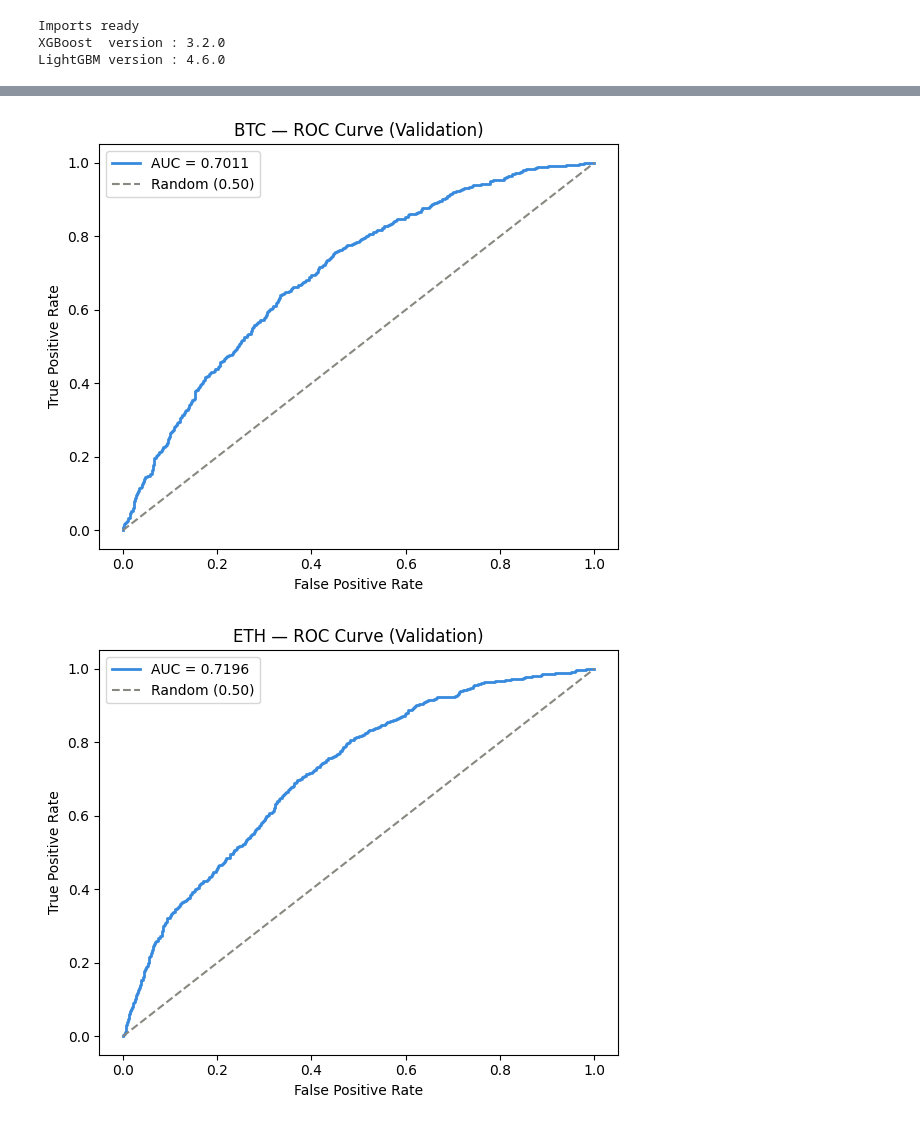
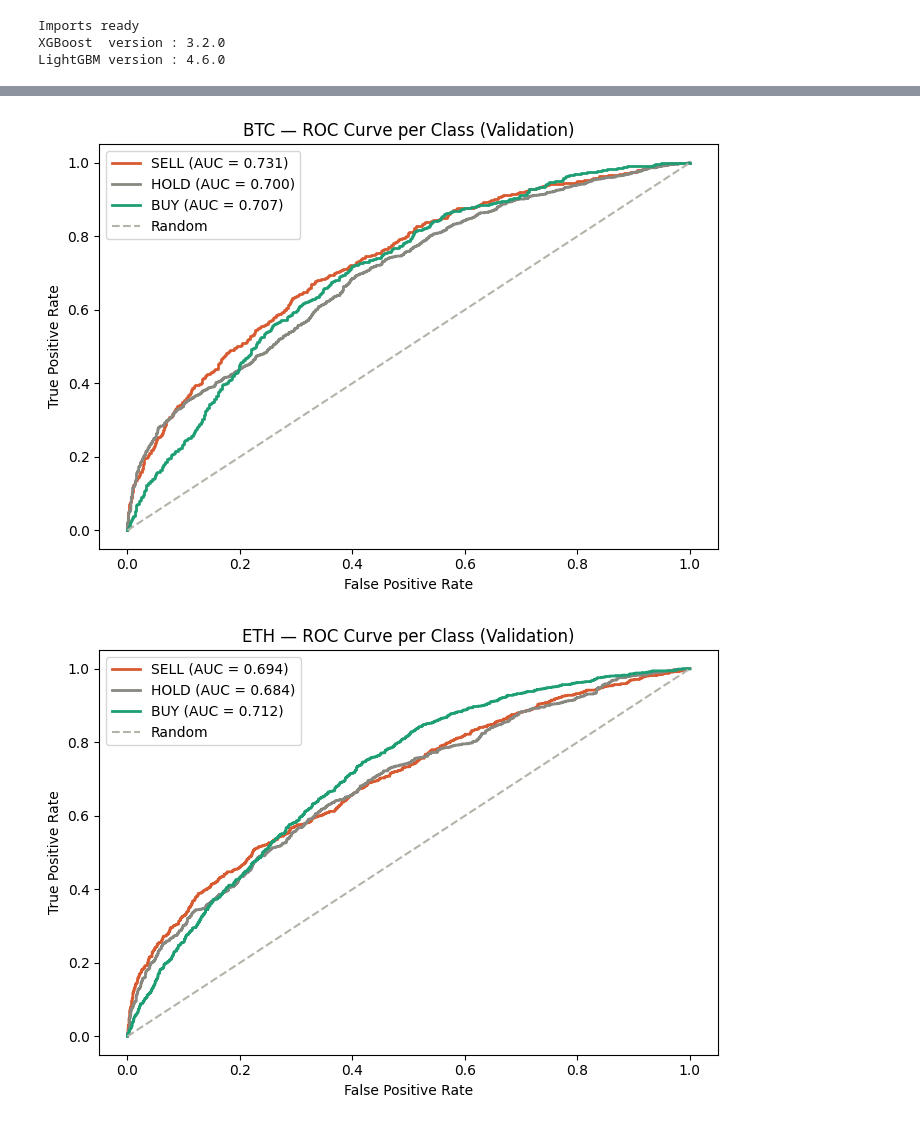
Before and after one commit to amoghrman/Algo-trading, a Jupyter notebook: 03_model_training.ipynb, the cells around one changed output, grey strips where cells are left out. Cells and saved outputs as stored; diff of their text form; code cells hidden in the pictures.

```diff
--- a/03_model_training.ipynb
+++ b/03_model_training.ipynb
@@ -264,23 +285,32 @@ plot_confusion(eth["y_val"], eth_val_results["y_pred"], "ETH")
 # %%
+from sklearn.preprocessing import label_binarize
 #9
-def plot_roc(y_true, y_prob, name: str, auc: float):
-    fpr, tpr, _ = roc_curve(y_true, y_prob)
-    fig, ax = plt.subplots(figsize=(6, 5))
-    ax.plot(fpr, tpr, color="#378ADD", linewidth=2, label=f"AUC = {auc:.4f}")
-    ax.plot([0,1], [0,1], color="#888780", linestyle="--", label="Random (0.50)")
+def plot_roc_multiclass(y_true, y_prob, name: str):
+    y_bin  = label_binarize(y_true, classes=[0, 1, 2])
+    labels = ["SELL", "HOLD", "BUY"]
+    colors = ["#D85A30", "#888780", "#1D9E75"]
+
+    fig, ax = plt.subplots(figsize=(7, 5))
+    for i, (label, color) in enumerate(zip(labels, colors)):
+        fpr, tpr, _ = roc_curve(y_bin[:, i], y_prob[:, i])
+        auc_score   = roc_auc_score(y_bin[:, i], y_prob[:, i])
+        ax.plot(fpr, tpr, color=color, linewidth=2,
+                label=f"{label} (AUC = {auc_score:.3f})")
+
+    ax.plot([0,1],[0,1], color="#B4B2A9", linestyle="--", label="Random")
     ax.set_xlabel("False Positive Rate")
     ax.set_ylabel("True Positive Rate")
-    ax.set_title(f"{name} — ROC Curve (Validation)")
+    ax.set_title(f"{name} — ROC Curve per Class (Validation)")
     ax.legend()
     plt.tight_layout()
-    plt.savefig(os.path.join(MODELS_DIR, f"{name.lower()}_roc.png"), dpi=120)
+    plt.savefig(os.path.join(MODELS_DIR, f"{name.lower()}_roc_3class.png"), dpi=120)
     plt.show()
 
-plot_roc(btc["y_val"], btc_val_results["y_prob"], "BTC", btc_val_results["auc"])
-plot_roc(eth["y_val"], eth_val_results["y_prob"], "ETH", eth_val_results["auc"])
+plot_roc_multiclass(btc["y_val"], btc_val_results["y_prob"], "BTC")
+plot_roc_multiclass(eth["y_val"], eth_val_results["y_prob"], "ETH")
 # %% [output]
-[figure, old version]
+[figure, new version]
-[figure, old version]
+[figure, new version]
 # %%
 def plot_feature_importance(model, feature_cols: list, name: str, top_n: int = 20):
     importance = pd.Series(
```
Also changed, not shown: parts of 12 cells of this notebook, 24 other files.
